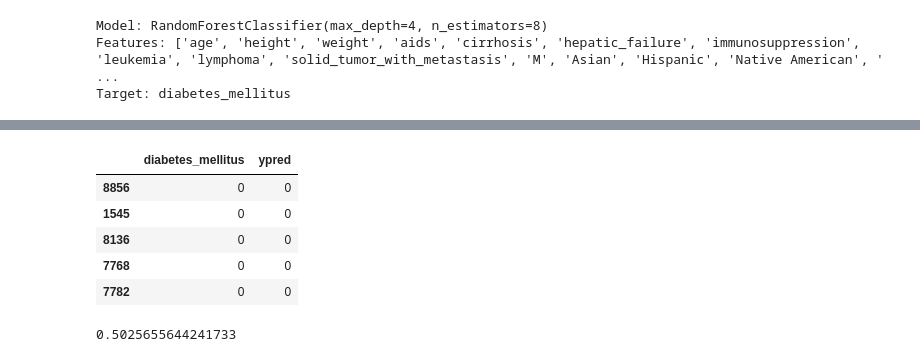
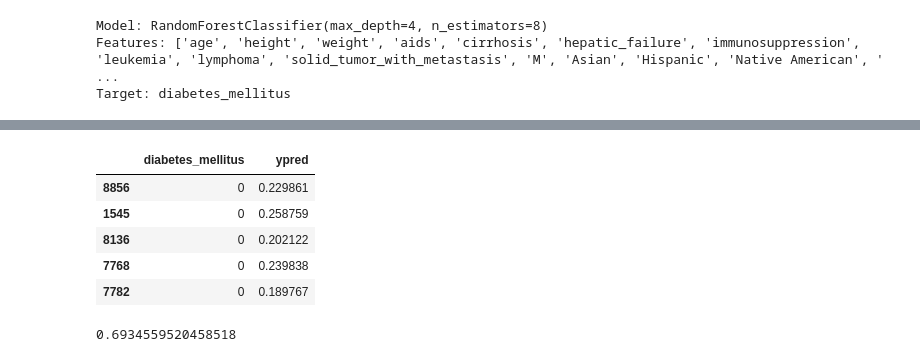
Before and after one commit to danidlsa/comp4ds_hw6, a Jupyter notebook: notebook/hw6_notebook_ok.ipynb, the cells around one changed output, grey strips where cells are left out. Cells and saved outputs as stored; diff of their text form; code cells hidden in the pictures.

```diff
--- a/notebook/hw6_notebook_ok.ipynb
+++ b/notebook/hw6_notebook_ok.ipynb
@@ -198,22 +202,22 @@ print(predicted_values)
 # %%
 # In order to assess the accuracy of the model, we will compare this results with our original y data in the test set
 
 # To do this, we include the predicted_values array into our test dataset:
-df_test_gender["ypred"] = predicted_values
+df_test_gender["ypred"] = predicted_values[:,1]
 df_test_gender[["diabetes_mellitus", "ypred"]].head()
 # %% [output]
 |  | diabetes_mellitus | ypred |
-| 8856 | 0 | 0 |
-| 1545 | 0 | 0 |
-| 8136 | 0 | 0 |
-| 7768 | 0 | 0 |
-| 7782 | 0 | 0 |
+| 8856 | 0 | 0.229861 |
+| 1545 | 0 | 0.258759 |
+| 8136 | 0 | 0.202122 |
+| 7768 | 0 | 0.239838 |
+| 7782 | 0 | 0.189767 |
 # %%
-# To evaluate accuracy, we can get the ROC AUC score. The results show this is not a very good model,
+# To evaluate accuracy, we can get the ROC AUC score. The results show there is room for improvement,
 # so we should continue working on it!
 
 from sklearn.metrics import roc_auc_score
 
 roc_auc_score(df_test_gender["diabetes_mellitus"], df_test_gender["ypred"])
 # %% [output]
-0.5025655644241733
+0.6934559520458518
```
Also changed, not shown: parts of 3 cells of this notebook.
